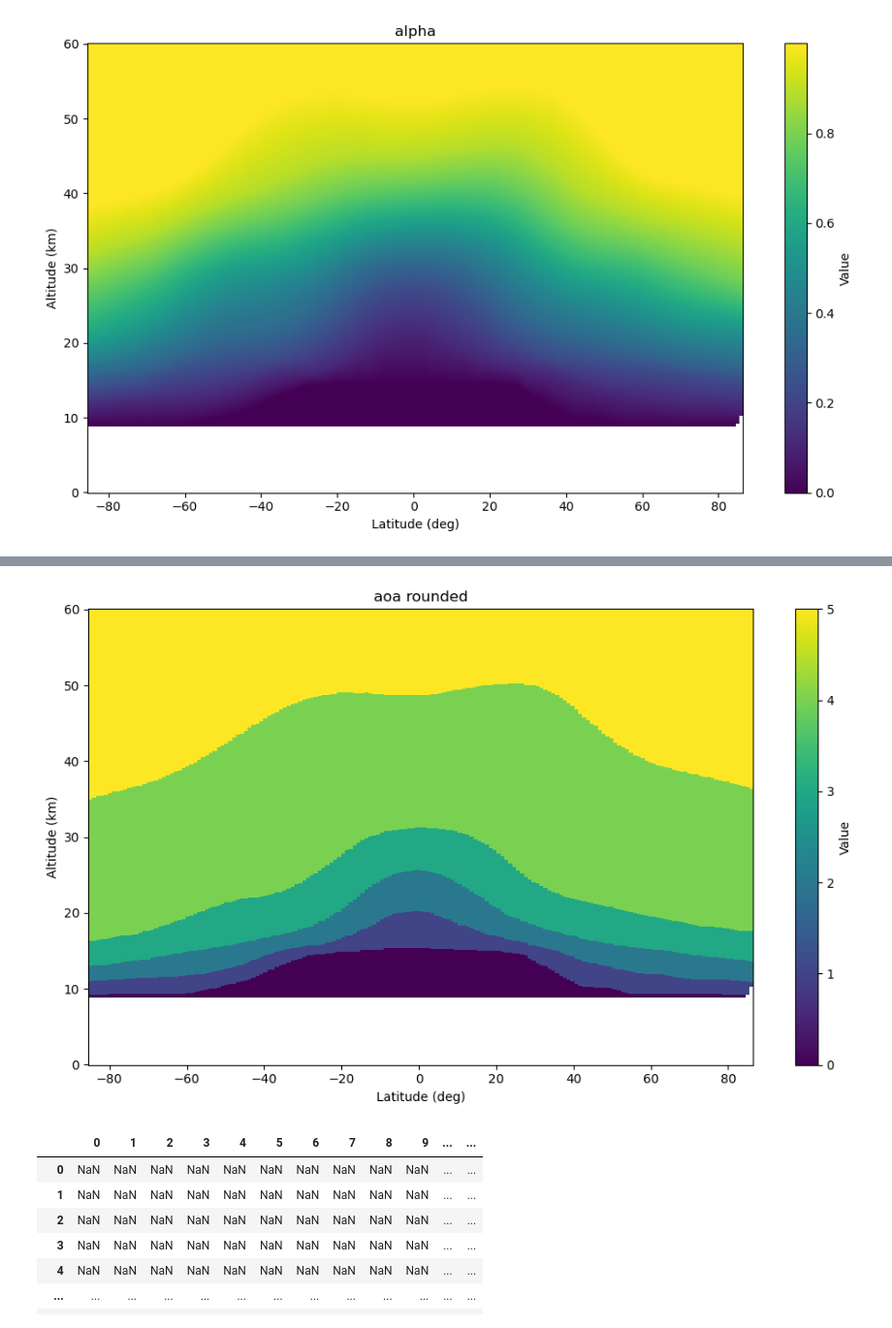
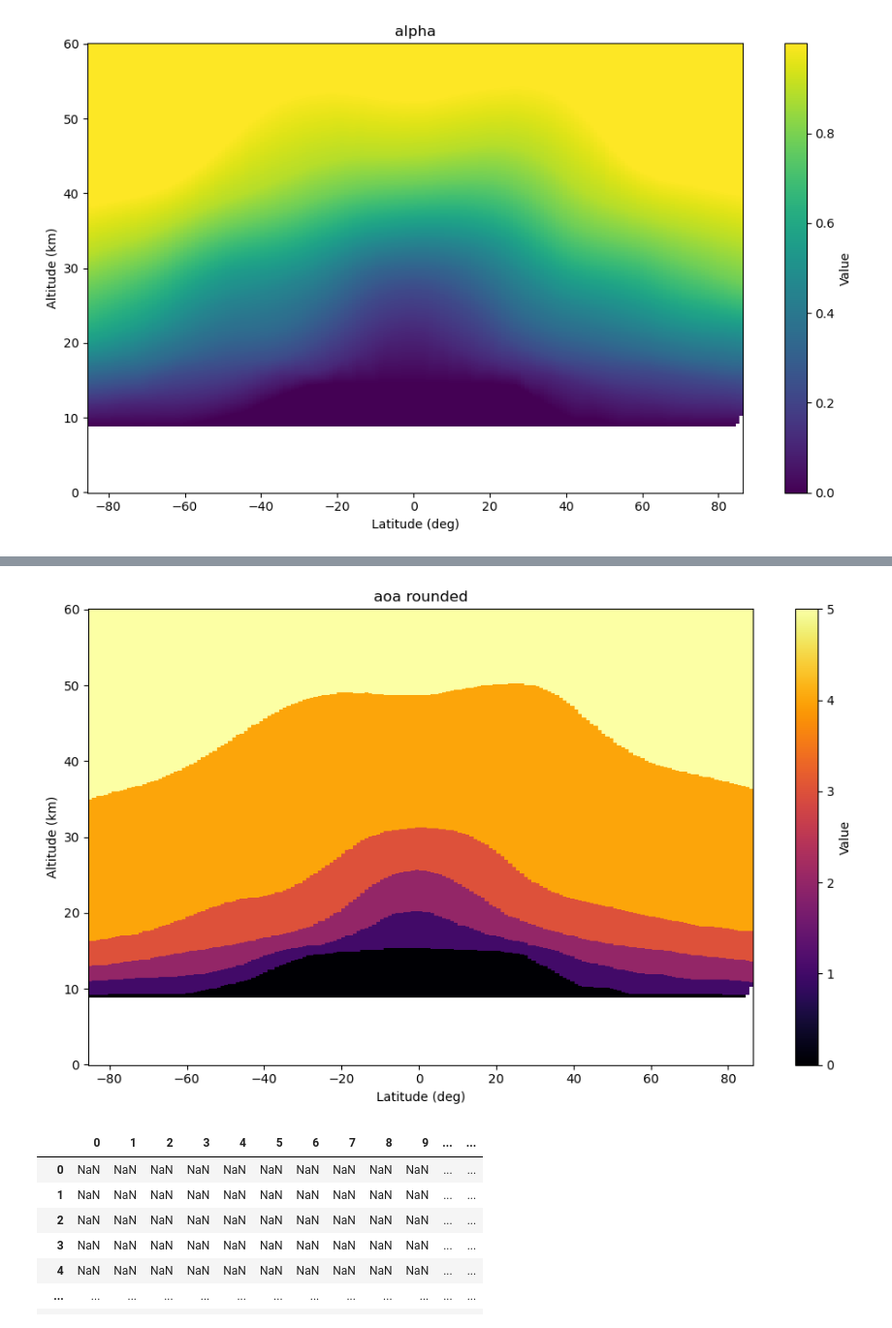
Before and after one commit to atzeharmsen/sandbox2, a Jupyter notebook: data_collection.ipynb, the cells around one changed output, grey strips where cells are left out. Shown at 97% size. Cells and saved outputs as stored; diff of their text form; code cells hidden in the pictures.

```diff
--- a/data_collection.ipynb
+++ b/data_collection.ipynb
@@ -1086,18 +1095,18 @@ plt.show()
 # %%
 #ROUNDED
 plt.figure(figsize=(10, 6))
-heatmap = plt.pcolormesh(X, Y, aoa.round(0), shading="auto", cmap="viridis")
+heatmap = plt.pcolormesh(X, Y, aoa.round(0), shading="auto", cmap="inferno")
 plt.colorbar(heatmap, label="Value")
 
 plt.xlabel("Latitude (deg)")
 plt.ylabel("Altitude (km)")
 plt.title("aoa rounded")
 plt.tight_layout()
 # plt.scatter(df[df["source"] == "b10"]["latitude"], df[df["source"] == "b10"]["altitude"]/1000, color="red",
 #             label="b10") # /1000 due to griddata
 plt.show()
 # %% [output]
-[figure, old version]
+[figure, new version]
 # %%
 AoA = pd.DataFrame(aoa.round(0))
 AoA
```
Also changed, not shown: parts of 10 cells of this notebook.
